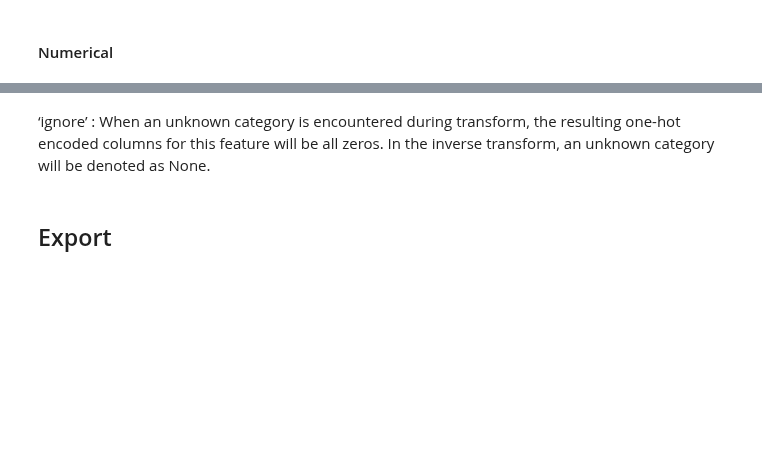
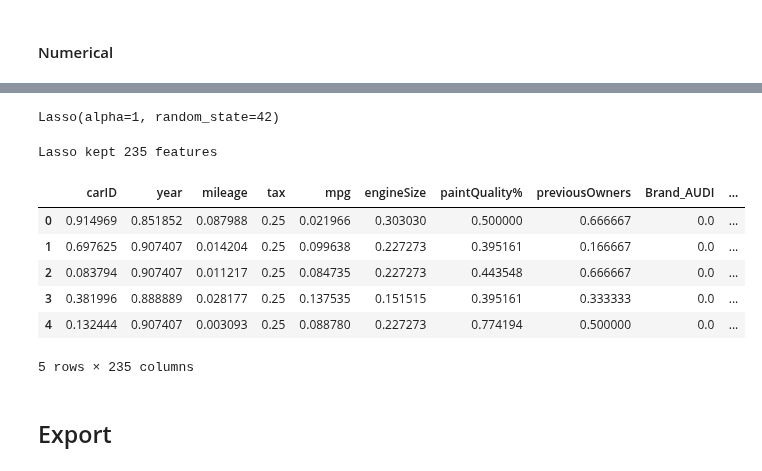
Before and after one commit to Rafaeric71/MachineLearning-Group44, a Jupyter notebook: DataPreProcess.ipynb, the cells around one changed output, grey strips where cells are left out. Cells and saved outputs as stored; diff of their text form; code cells hidden in the pictures; blank space fills up the shorter version.

```diff
--- a/DataPreProcess.ipynb
+++ b/DataPreProcess.ipynb
@@ -207,4 +218,4 @@ X_val_numerical_scaled
 # %% [markdown]
 #### Numerical
 # %%
-lasso_model = Lasso(alpha=0.1, random_state=42, max_iter=10000)
+lasso = Lasso(alpha=1, random_state=42)
@@ -272,2 +221,0 @@ dtype: bool
-# %% [markdown]
-‘ignore’ : When an unknown category is encountered during transform, the resulting one-hot encoded columns for this feature will be all zeros. In the inverse transform, an unknown category will be denoted as None.
@@ -287,2 +222,24 @@ X_val_cat_encoded = pd.DataFrame(
+# %%
+lasso.fit(X_trainval_full, y_trainval)
+# %% [output]
+Lasso(alpha=1, random_state=42)
+# %%
+lasso_features_to_select = X_trainval_full.columns[(lasso.coef_ != 0)]
+print(f"Lasso kept {len(lasso_features_to_select)} features")
+# %% [output]
+Lasso kept 235 features
+# %%
+X_trainval_final = X_trainval_full[lasso_features_to_select]
+X_test_final = X_test_full[lasso_features_to_select]
+# %%
+X_trainval_final.head()
+# %% [output]
+|  | carID | year | mileage | tax | mpg | engineSize | paintQuality% | previousOwners | Brand_AUDI | ... |
+| 0 | 0.914969 | 0.851852 | 0.087988 | 0.25 | 0.021966 | 0.303030 | 0.500000 | 0.666667 | 0.0 | ... |
+| 1 | 0.697625 | 0.907407 | 0.014204 | 0.25 | 0.099638 | 0.227273 | 0.395161 | 0.166667 | 0.0 | ... |
+| 2 | 0.083794 | 0.907407 | 0.011217 | 0.25 | 0.084735 | 0.227273 | 0.443548 | 0.666667 | 0.0 | ... |
+| 3 | 0.381996 | 0.888889 | 0.028177 | 0.25 | 0.137535 | 0.151515 | 0.395161 | 0.333333 | 0.0 | ... |
+| 4 | 0.132444 | 0.907407 | 0.003093 | 0.25 | 0.088780 | 0.227273 | 0.774194 | 0.500000 | 0.0 | ... |
+5 rows × 235 columns
 # %% [markdown]
 ## Export
```
Also changed, not shown: parts of 56 cells of this notebook.
